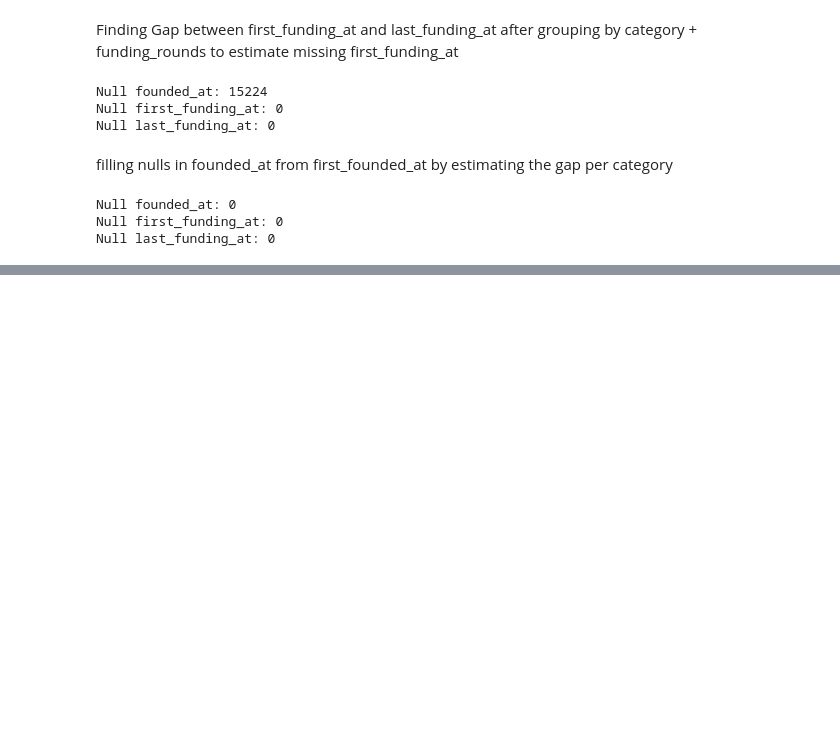
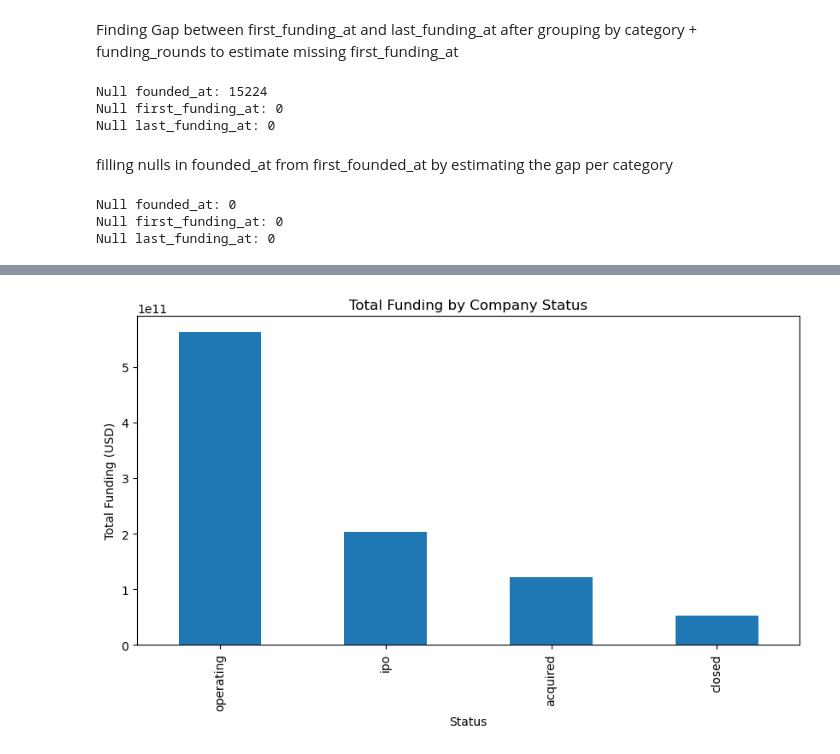
Before and after one commit to fatima-tuz-zahra-123/StartUp-Success-Factors, a Jupyter notebook: data_preprocessing.ipynb, the cells around one changed output, grey strips where cells are left out. Drawn from its saved outputs; the diff is of its cells as text; code cells hidden in the pictures; blank space fills up the shorter version.

```diff
--- a/data_preprocessing.ipynb
+++ b/data_preprocessing.ipynb
@@ -518,11 +518,25 @@ first_funding_at    object
 last_funding_at     object
 dtype: object
 # %%
-# 2) Convert columns to datetime (coerce invalid parsing to NaT)
-for col in ['founded_at','first_funding_at','last_funding_at']:
-    df[f'{col}_raw'] = df[col]  # keep original text
-    df[col] = pd.to_datetime(df[col], errors='coerce')  # no infer_datetime_format
+# Convert date columns from string to datetime and drop time component
+import re
 
-print("After conversion - dtypes:")
-print(df[['founded_at','first_funding_at','last_funding_at']].dtypes)
+time_pattern = re.compile(r'\d{1,2}:\d{2}(:\d{2})?$')   # matches HH:MM or HH:MM:SS
+
+for col in ['founded_at', 'first_funding_at', 'last_funding_at']:
+    df[f'{col}_raw'] = df[col]  # keep original before cleaning
+
+    # If value has time → split and keep date, else keep original
+    df[col] = df[col].astype(str).apply(
+        lambda x: x.split()[0] if time_pattern.search(x) else x
+    )
+
+    # Finally parse to datetime (no time)
+    df[col] = pd.to_datetime(df[col], errors='coerce').dt.normalize()
+
+
+
+
+print(df[['founded_at', 'first_funding_at', 'last_funding_at']].head())
+print(df[['founded_at', 'first_funding_at', 'last_funding_at']].dtypes)
 # %% [output]
@@ -760,0 +740,3 @@ dtype: int64
+# %%
+# Convert funding column to numeric, coercing non-numeric values to NaN for later imputation
+df_clean['funding_total_usd'] = pd.to_numeric(df['funding_total_usd'], errors='coerce')
@@ -760,0 +759,4 @@ dtype: int64
+# %%
+# Analyze total funding aggregated by company status to understand success patterns
+funding_by_status = df_clean.groupby('status')['funding_total_usd'].sum().sort_values(ascending=False)
+print(funding_by_status)
@@ -760,0 +814,9 @@ dtype: int64
+# %%
+# Visualize funding distribution by company status as a bar chart
+funding_by_status.plot(kind='bar', figsize=(10,5))
+plt.title("Total Funding by Company Status")
+plt.xlabel("Status")
+plt.ylabel("Total Funding (USD)")
+plt.show()
+# %% [output]
+[figure, added]
```
Also changed, not shown: parts of 41 cells of this notebook, 1 other file.
